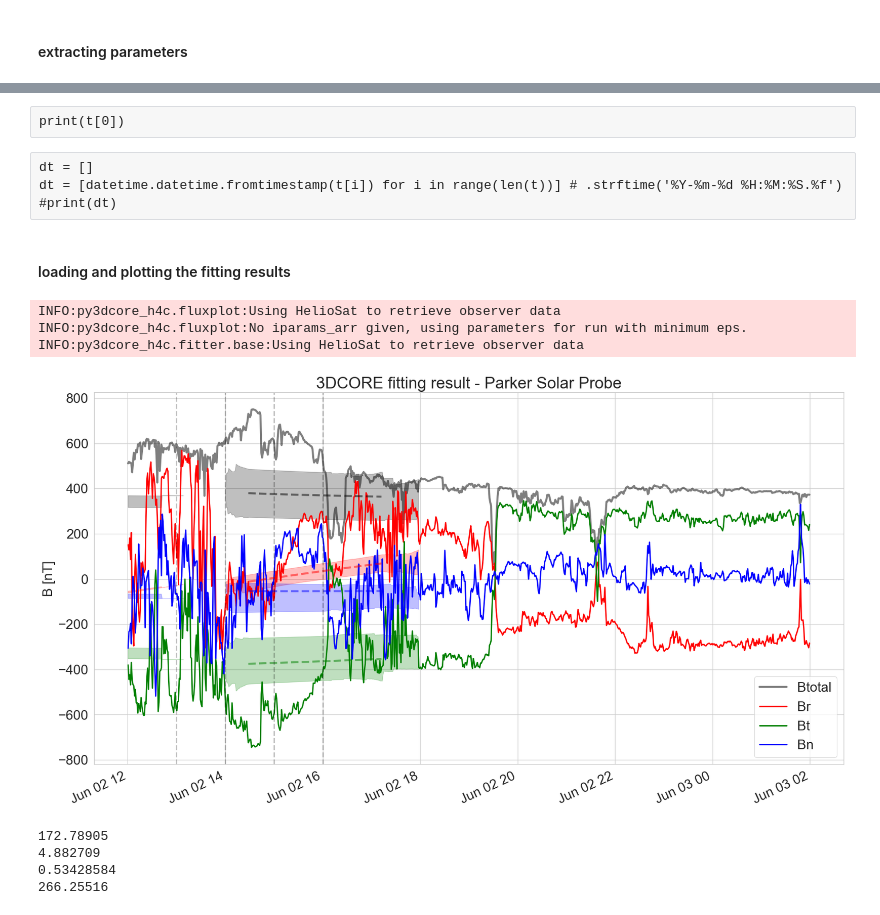
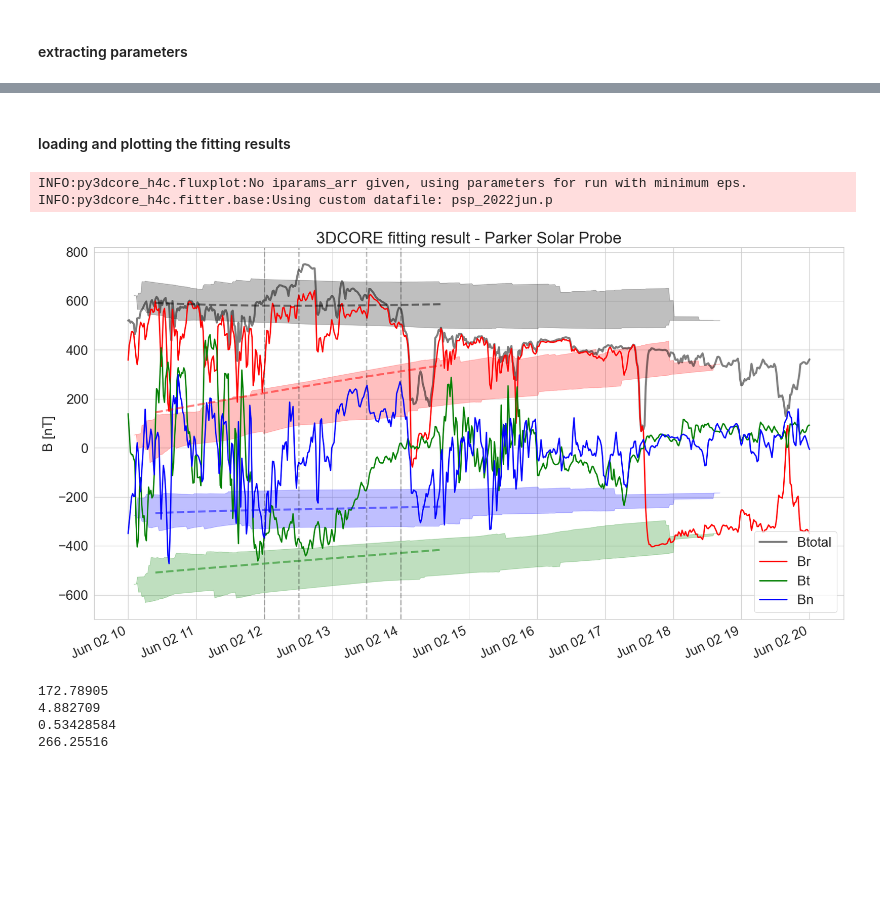
Before and after one commit to helioforecast/py3DCORE_h4c_basic, a Jupyter notebook: plottingroutine_jun22_psp.ipynb, the cells around one changed output, grey strips where cells are left out. Saved outputs shown, nothing was run; the diff lists cells and outputs as text; code cells hidden in the pictures; blank space fills up the shorter version.

```diff
--- a/plottingroutine_jun22_psp.ipynb
+++ b/plottingroutine_jun22_psp.ipynb
@@ -49,12 +49,12 @@ The autoreload extension is already loaded. To reload it, use:
 t_launch = datetime.datetime(2022, 6, 2, 6, tzinfo=datetime.timezone.utc)
 
 t_s = datetime.datetime(2022, 6, 2, 10, tzinfo=datetime.timezone.utc)
-t_e = datetime.datetime(2022, 6, 3, 6, tzinfo=datetime.timezone.utc)
+t_e = datetime.datetime(2022, 6, 2, 20, tzinfo=datetime.timezone.utc)
 
-t_fit = [datetime.datetime(2022, 6, 2, 13, tzinfo=datetime.timezone.utc),
-        datetime.datetime(2022, 6, 2, 14, tzinfo=datetime.timezone.utc),
-        datetime.datetime(2022, 6, 2, 15, tzinfo=datetime.timezone.utc),
-        datetime.datetime(2022, 6, 2, 16, tzinfo=datetime.timezone.utc)]
+t_fit = [datetime.datetime(2022, 6, 2, 12, tzinfo=datetime.timezone.utc),
+        datetime.datetime(2022, 6, 2, 12, 30, tzinfo=datetime.timezone.utc),
+        datetime.datetime(2022, 6, 2, 13, 30, tzinfo=datetime.timezone.utc),
+        datetime.datetime(2022, 6, 2, 14, tzinfo=datetime.timezone.utc)]
 
 #t_fit = fp.equal_t_creator(start = start, n = 4, delta = 6)
 
@@ -72,7 +72,7 @@ t_fit
 # %%
-path = 'output/psp02062022_heeq_512_1/'
+path = 'output/psp02062022_heeq_512_4/'
 
-filepath = fp.loadpickle(path, number = 2)
+filepath = fp.loadpickle(path, number = -1)
 # %%
 filepath[:-7]
 # %% [output]
@@ -132,19 +113,12 @@ pos = observer_obj.trajectory(t, reference_frame="HEEQ")
-# %% [raw]
-print(t[0])
-# %% [raw]
-dt = []
-dt = [datetime.datetime.fromtimestamp(t[i]) for i in range(len(t))] # .strftime('%Y-%m-%d %H:%M:%S.%f')
-#print(dt)
 # %% [markdown]
 #### loading and plotting the fitting results
 # %%
 fp.fullinsitu(observer='PSP', t_fit=t_fit, start=t_s, end=t_e, filepath=filepath,
-              custom_data=False, best=True, ensemble=True, mean=False, save_fig=False, legend=True, fixed=None)
+              custom_data='psp_2022jun.p', best=True, ensemble=True, mean=False, save_fig=True, legend=True, fixed=None)
 # %% [output]
-INFO:py3dcore_h4c.fluxplot:Using HelioSat to retrieve observer data
 INFO:py3dcore_h4c.fluxplot:No iparams_arr given, using parameters for run with minimum eps.
-INFO:py3dcore_h4c.fitter.base:Using HelioSat to retrieve observer data
+INFO:py3dcore_h4c.fitter.base:Using custom datafile: psp_2022jun.p
-[figure, old version]
+[figure, new version]
 # %%
 fp.scatterparams(filepath)
 # %%
```
Also changed, not shown: parts of 5 cells of this notebook, 30 other files.
